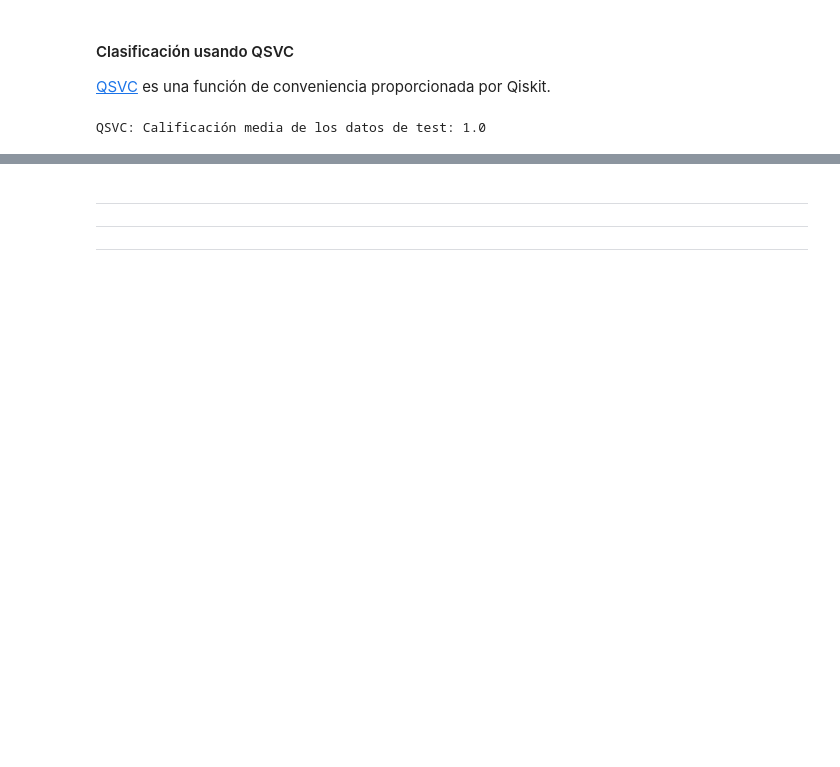
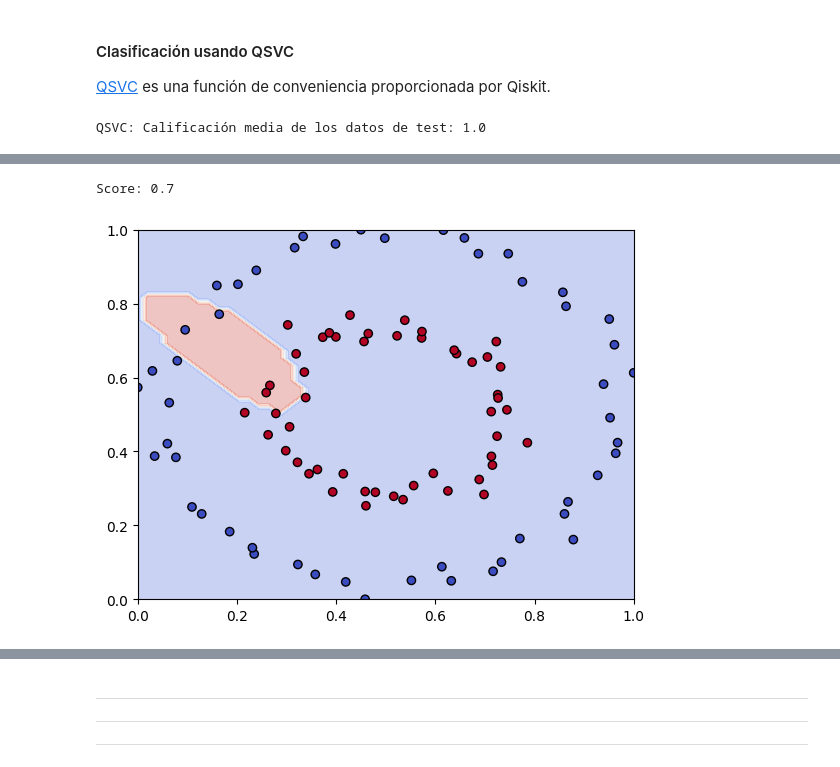
Before and after one commit to tarabelo/GrIA-QML-2025-26, a Jupyter notebook: 05. Introducción al Quantum Machine Learning.ipynb, the cells around one changed output, grey strips where cells are left out. Cells and saved outputs as stored; diff of their text form; code cells hidden in the pictures; blank space fills up the shorter version.

```diff
--- a/05. Introducción al Quantum Machine Learning.ipynb
+++ b/05. Introducción al Quantum Machine Learning.ipynb
@@ -614,0 +701,22 @@ sklearn.datasets.make_circles(n_samples=100, factor=0.5, noise=0.1)
+# %%
+# Le pasamos la función que se encarga de computar la matriz kernel
+qmodel = SVC(kernel=adhoc_kernel.evaluate)
+
+# Le pasamos los datos de entrenamiento
+qmodel.fit(train_features, train_labels)
+
+# Obtenemos la calificación media de la clasificación de los datos de test
+print(f"Score: {qmodel.score(test_features, test_labels)}")
+# %% [output]
+Score: 0.7
+# %%
+# Código rápido para visualizar la frontera que han creado
+xx, yy = np.meshgrid(np.linspace(0, 1, 20), np.linspace(0, 1, 20))
+Z = qmodel.predict(np.c_[xx.ravel(), yy.ravel()])
+Z = Z.reshape(xx.shape)
+
+plt.contourf(xx, yy, Z, alpha=0.3, cmap='coolwarm')
+plt.scatter(features[:, 0], features[:, 1], c=labels, cmap='coolwarm', edgecolors='k')
+plt.show()
+# %% [output]
+[figure, added]
```
Also changed, not shown: parts of 10 cells of this notebook.
